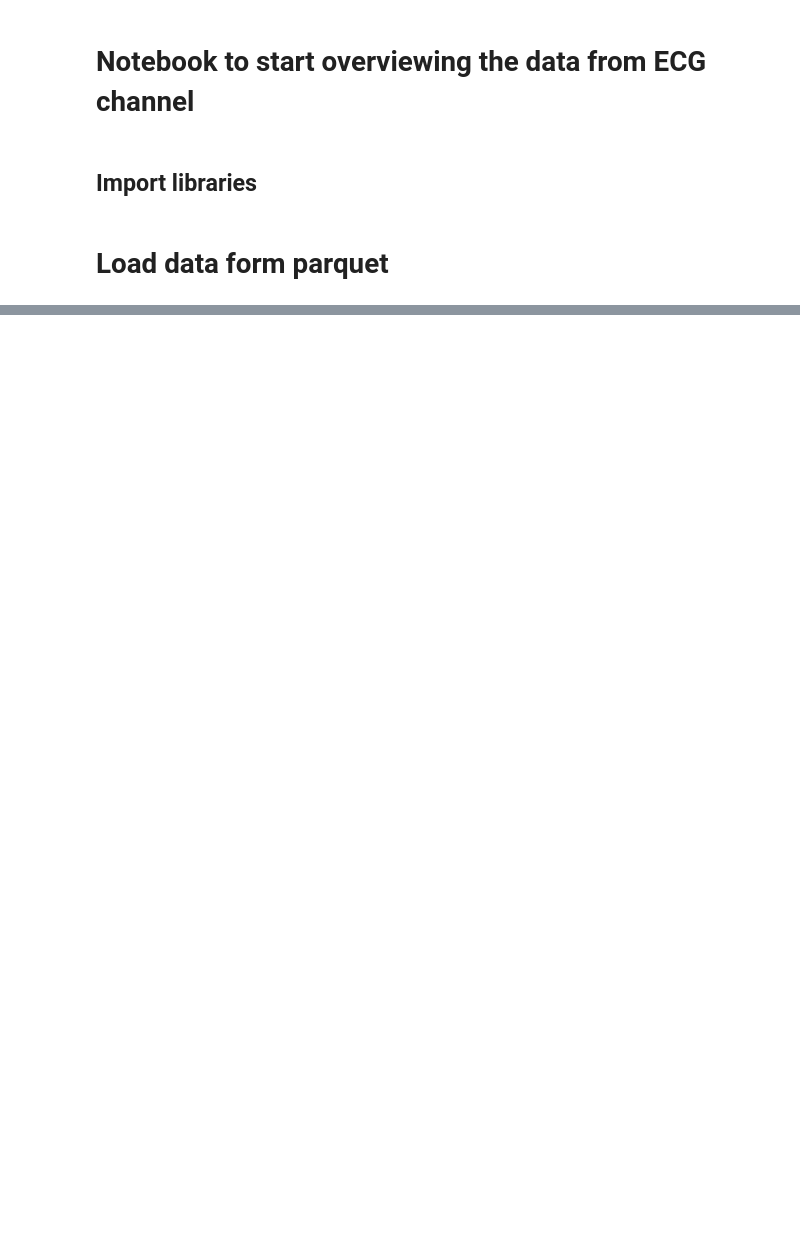
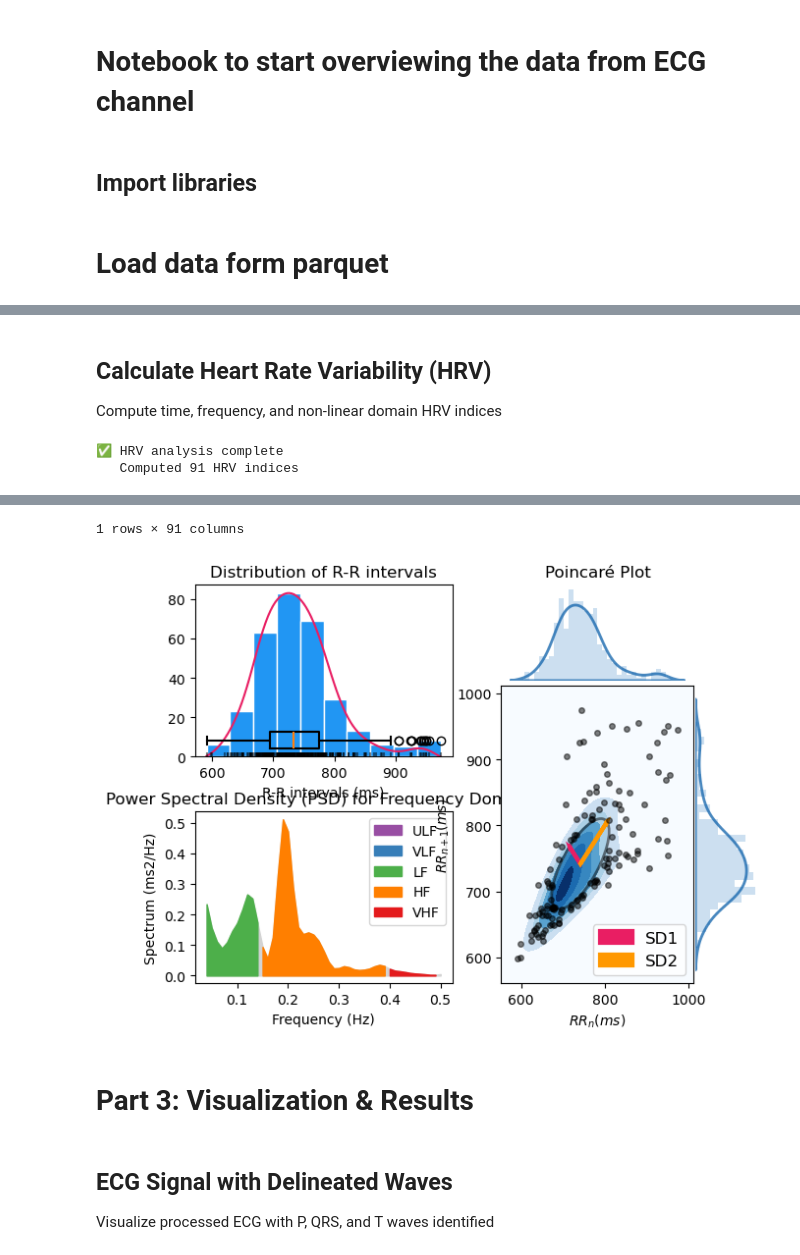
Before and after one commit to TH3PL4Y3R1/brain_heart_psv_sdg, a Jupyter notebook: code/digitspan/overview.ipynb, the cells around one changed output, grey strips where cells are left out. Saved outputs shown, nothing was run; the diff lists cells and outputs as text; code cells hidden in the pictures; blank space fills up the shorter version.

```diff
--- a/code/digitspan/overview.ipynb
+++ b/code/digitspan/overview.ipynb
@@ -51,0 +84,14 @@ display(hrv_indices)
+# %% [markdown]
+## Calculate Heart Rate Variability (HRV)
+
+Compute time, frequency, and non-linear domain HRV indices
+# %%
+# Calculate HRV metrics (Time, Frequency, and Non-Linear domains)
+hrv_indices = nk.hrv(info, sampling_rate=sampling_rate, show=True)
+
+print(f"✅ HRV analysis complete")
+print(f"   Computed {len(hrv_indices.columns)} HRV indices")
+display(hrv_indices)
+# %% [output]
+✅ HRV analysis complete
+   Computed 91 HRV indices
@@ -51,0 +100,8 @@ display(hrv_indices)
+1 rows × 91 columns
+[figure, added]
+# %% [markdown]
+# Part 3: Visualization & Results
+# %% [markdown]
+## ECG Signal with Delineated Waves
+
+Visualize processed ECG with P, QRS, and T waves identified
```
Also changed, not shown: parts of 17 cells of this notebook.
